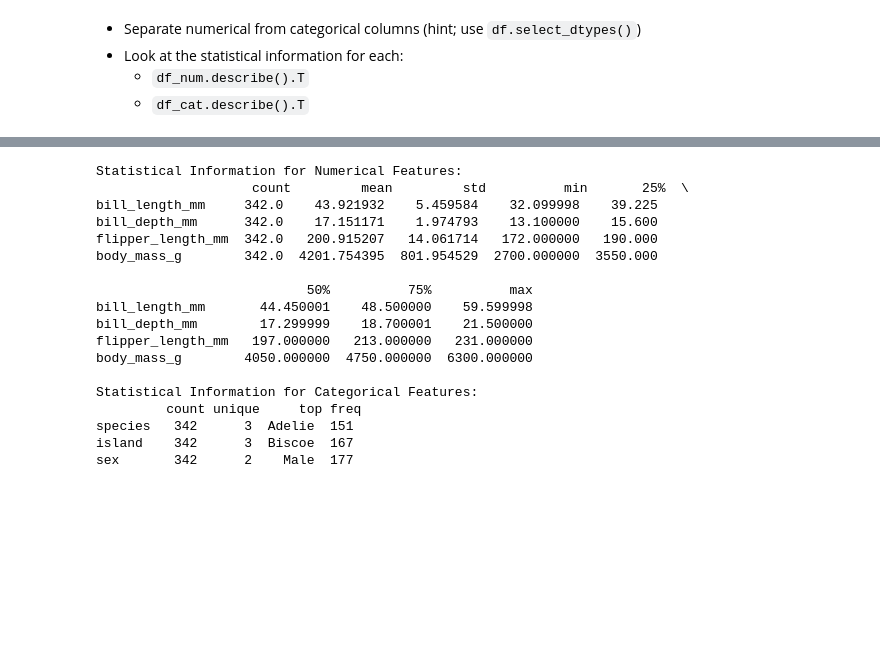
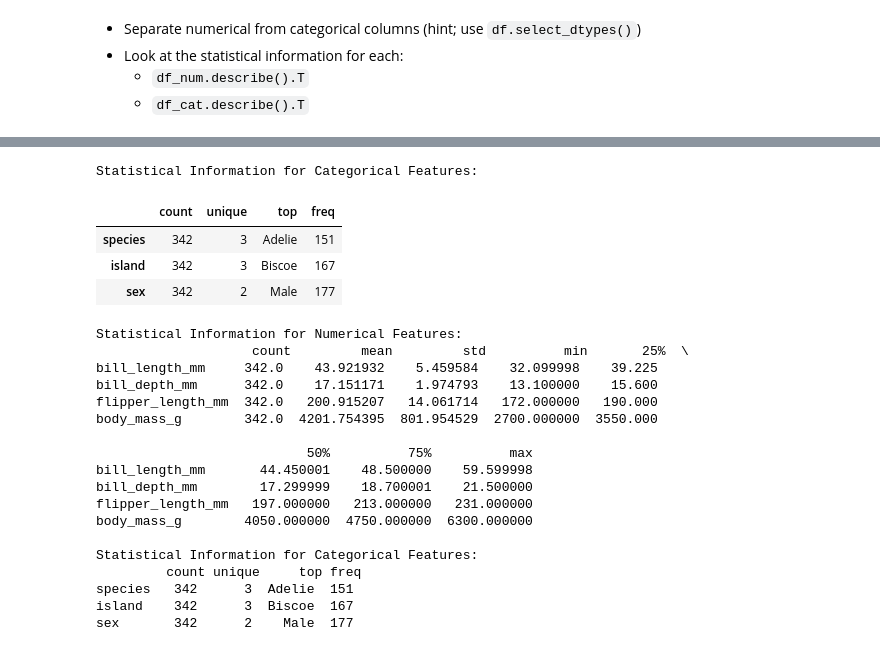
Before and after one commit to ReemAlbluwi/data-analytics, a Jupyter notebook: penguins_exercise.ipynb, the cells around one changed output, grey strips where cells are left out. Cells and saved outputs as stored; diff of their text form; code cells hidden in the pictures; blank space fills up the shorter version.

```diff
--- a/penguins_exercise.ipynb
+++ b/penguins_exercise.ipynb
@@ -295 +332,10 @@ Name: count, dtype: int64
+# %%
+print("\nStatistical Information for Categorical Features:\n")
+df_cat.describe().T
+# %% [output]
+Statistical Information for Categorical Features:
+|  | count | unique | top | freq |
+| species | 342 | 3 | Adelie | 151 |
+| island | 342 | 3 | Biscoe | 167 |
+| sex | 342 | 2 | Male | 177 |
 # %%
```
Also changed, not shown: parts of 13 cells of this notebook.
